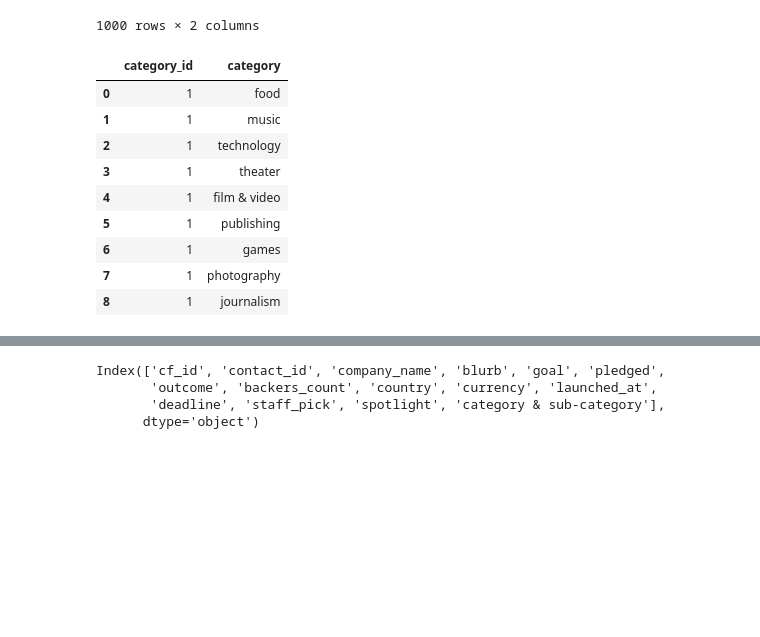
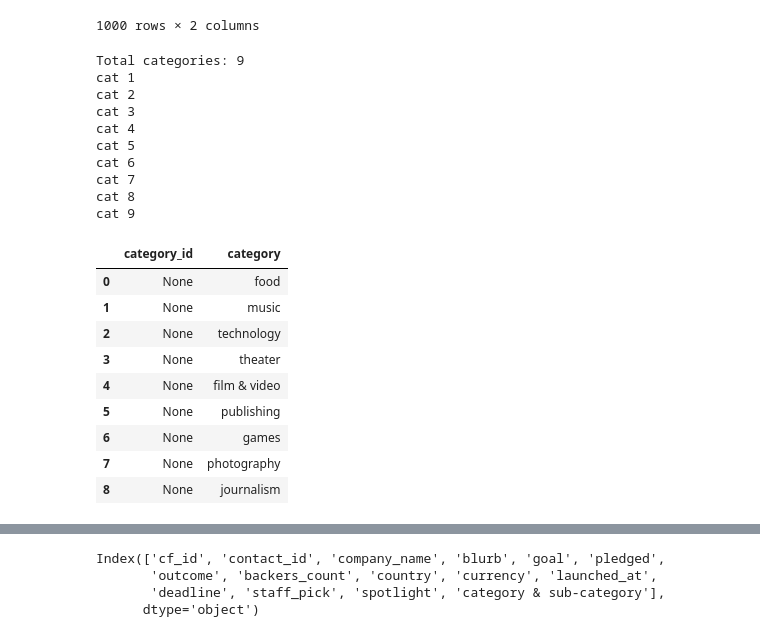
Before and after one commit to santiagoldv/Crowdfunding_ETL, a Jupyter notebook: ETL_Mini_Project_SEscobedo_SLey.ipynb, the cells around one changed output, grey strips where cells are left out. Drawn from its saved outputs; the diff is of its cells as text; code cells hidden in the pictures; blank space fills up the shorter version.

```diff
--- a/ETL_Mini_Project_SEscobedo_SLey.ipynb
+++ b/ETL_Mini_Project_SEscobedo_SLey.ipynb
@@ -77,20 +77,36 @@ categories
 1000 rows × 2 columns
 # %%
 clean_categories = pd.DataFrame(np.array(categories[0].drop_duplicates()), columns=["0"])
-clean_categories["category_id"] = 1
+cat_len = (len(categories.drop_duplicates(0)))
+print("Total categories:", cat_len)
+
+for i in range (cat_len):
+    cat = print("cat",i+1)
+
+clean_categories["category_id"] = cat
 clean_categories = clean_categories.rename(columns={"0":"category"})
 clean_categories = clean_categories.reindex(columns=["category_id", "category"])
 clean_categories
 # %% [output]
+Total categories: 9
+cat 1
+cat 2
+cat 3
+cat 4
+cat 5
+cat 6
+cat 7
+cat 8
+cat 9
 |  | category_id | category |
-| 0 | 1 | food |
-| 1 | 1 | music |
-| 2 | 1 | technology |
-| 3 | 1 | theater |
-| 4 | 1 | film & video |
-| 5 | 1 | publishing |
-| 6 | 1 | games |
-| 7 | 1 | photography |
-| 8 | 1 | journalism |
+| 0 | None | food |
+| 1 | None | music |
+| 2 | None | technology |
+| 3 | None | theater |
+| 4 | None | film & video |
+| 5 | None | publishing |
+| 6 | None | games |
+| 7 | None | photography |
+| 8 | None | journalism |
 # %%
 clean_subcategories = pd.DataFrame(np.array(categories[1].drop_duplicates()), columns=["0"])
```
Also changed, not shown: parts of 11 cells of this notebook, 2 other files.
